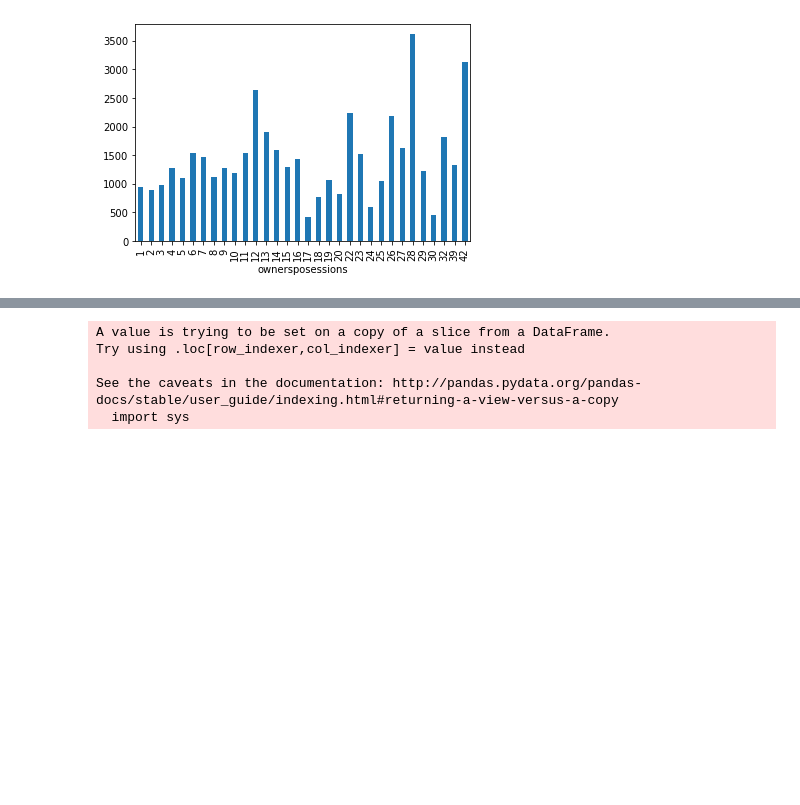
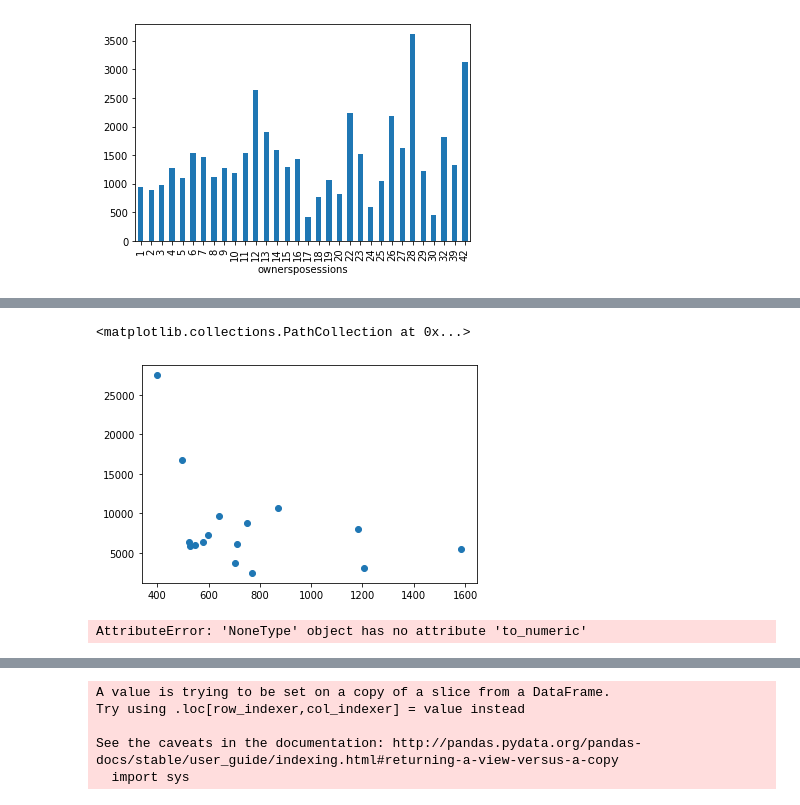
Before and after one commit to elc17/Project_1, a Jupyter notebook: project_1.ipynb, the cells around one changed output, grey strips where cells are left out. Drawn from its saved outputs; the diff is of its cells as text; code cells hidden in the pictures; blank space fills up the shorter version.

Commit message:
poverty vs price

```diff
--- a/project_1.ipynb
+++ b/project_1.ipynb
@@ -55,0 +48,6 @@ El total de datos sin n/a son 14154 pero hay 13909 deps con el mismo nombre aunq
+# %%
+Pobreza = NBI.groupby(['NOMBRE'], as_index=False).mean()
+price = data_df.groupby('neighbourhood')['price'].mean()
+price = pd.DataFrame(price)
+price['poverty'] = Pobreza['total'].values
+Pobreza
@@ -56,3 +93,15 @@ El total de datos sin n/a son 14154 pero hay 13909 deps con el mismo nombre aunq
+# %%
+plt.scatter(price['price'],price['poverty'])
+# %% [output]
+<matplotlib.collections.PathCollection at 0x...>
+[figure, added]
+# %%
+Pobreza = Pobreza.rename(columns = {'NOMBRE':'neighbourhood'}, inplace = True)
+Pobreza.to_numeric()
+price.to_numeric()
+pricepoors = price.merge(Pobreza, on='neighbourhood')
+# %% [output]
+AttributeError: 'NoneType' object has no attribute 'to_numeric'
 # %%
 Delegaciones = data_df.groupby(['neighbourhood']).agg(
                             Host_Offer = ('id','count'),
```
Also changed, not shown: parts of 6 cells of this notebook.
